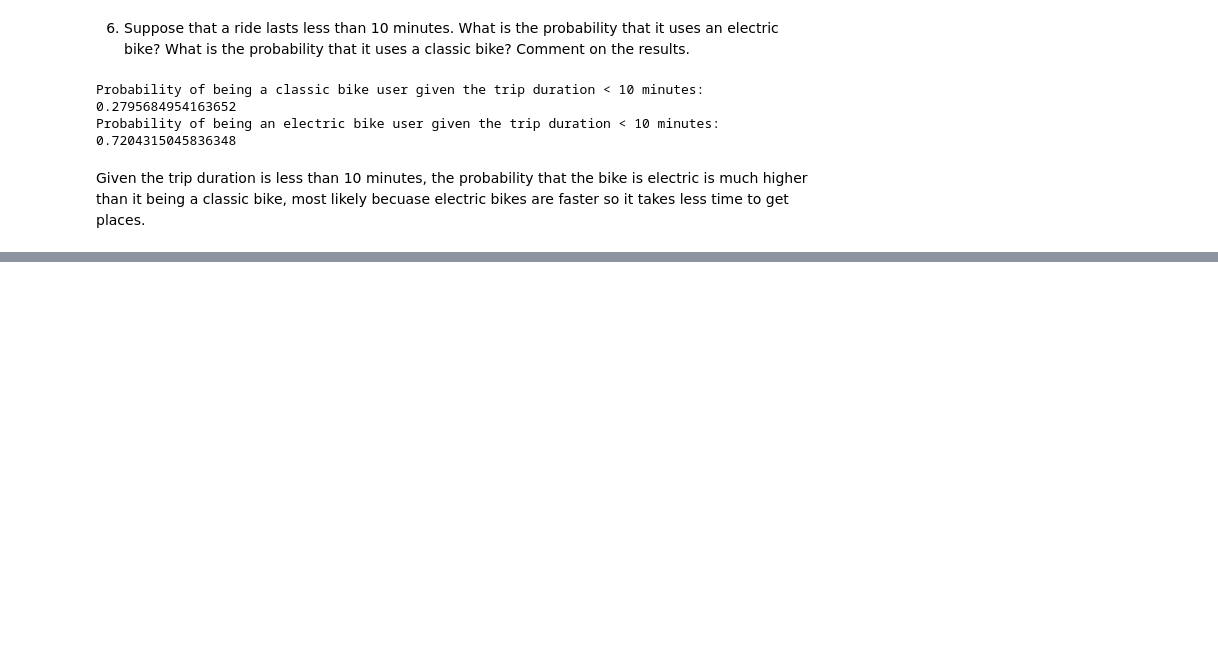
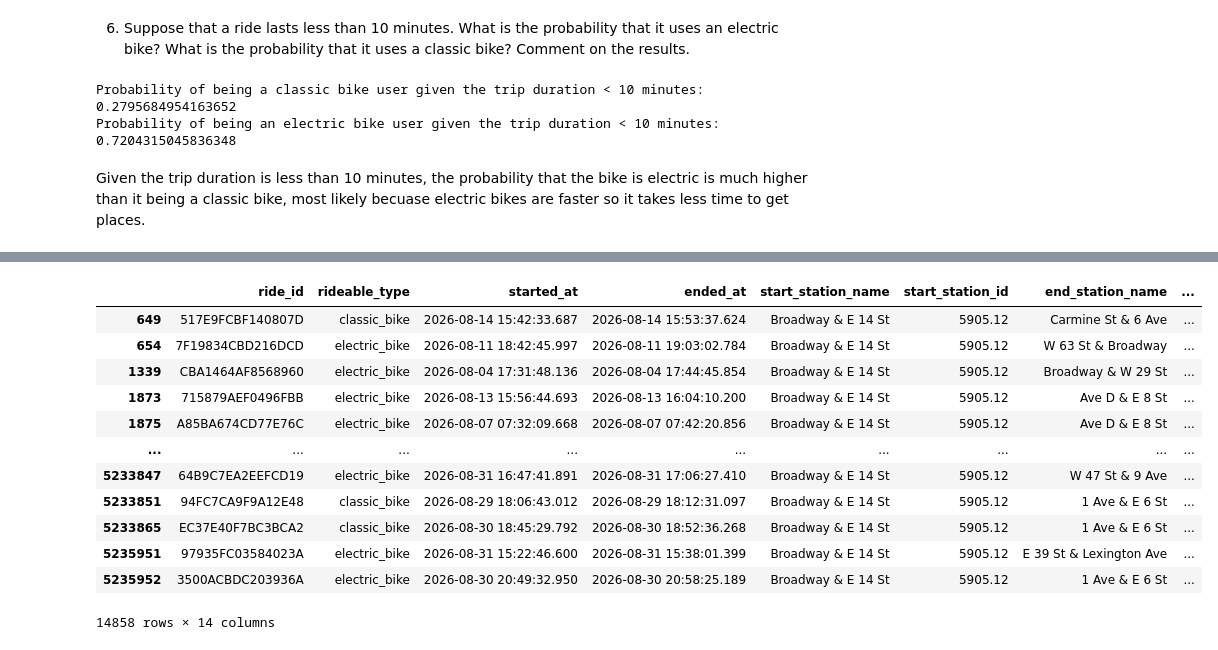
Before and after one commit to rachichi/citibikeavailability, a Jupyter notebook: citibike.ipynb, the cells around one changed output, grey strips where cells are left out. Cells and saved outputs as stored; diff of their text form; code cells hidden in the pictures; blank space fills up the shorter version.

Commit message:
chose stations

```diff
--- a/citibike.ipynb
+++ b/citibike.ipynb
@@ -21,0 +83,7 @@ df.head()
+# %%
+csv_files = glob.glob(os.path.join('clean-202608-citibike-tripdata', "*.csv"))
+
+df = pd.concat([pd.read_csv(file) for file in csv_files], ignore_index=True)
+
+print(df.shape)
+df.head()
@@ -102,0 +207,16 @@ Given the trip duration is less than 10 minutes, the probability that the bike i
+# %%
+df[df['start_station_name'] == "Broadway & E 14 St"]
+# %% [output]
+|  | ride_id | rideable_type | started_at | ended_at | start_station_name | start_station_id | end_station_name | ... |
+| 649 | 517E9FCBF140807D | classic_bike | 2026-08-14 15:42:33.687 | 2026-08-14 15:53:37.624 | Broadway & E 14 St | 5905.12 | Carmine St & 6 Ave | ... |
+| 654 | 7F19834CBD216DCD | electric_bike | 2026-08-11 18:42:45.997 | 2026-08-11 19:03:02.784 | Broadway & E 14 St | 5905.12 | W 63 St & Broadway | ... |
+| 1339 | CBA1464AF8568960 | electric_bike | 2026-08-04 17:31:48.136 | 2026-08-04 17:44:45.854 | Broadway & E 14 St | 5905.12 | Broadway & W 29 St | ... |
+| 1873 | 715879AEF0496FBB | electric_bike | 2026-08-13 15:56:44.693 | 2026-08-13 16:04:10.200 | Broadway & E 14 St | 5905.12 | Ave D & E 8 St | ... |
+| 1875 | A85BA674CD77E76C | electric_bike | 2026-08-07 07:32:09.668 | 2026-08-07 07:42:20.856 | Broadway & E 14 St | 5905.12 | Ave D & E 8 St | ... |
+| ... | ... | ... | ... | ... | ... | ... | ... | ... |
+| 5233847 | 64B9C7EA2EEFCD19 | electric_bike | 2026-08-31 16:47:41.891 | 2026-08-31 17:06:27.410 | Broadway & E 14 St | 5905.12 | W 47 St & 9 Ave | ... |
+| 5233851 | 94FC7CA9F9A12E48 | classic_bike | 2026-08-29 18:06:43.012 | 2026-08-29 18:12:31.097 | Broadway & E 14 St | 5905.12 | 1 Ave & E 6 St | ... |
+| 5233865 | EC37E40F7BC3BCA2 | classic_bike | 2026-08-30 18:45:29.792 | 2026-08-30 18:52:36.268 | Broadway & E 14 St | 5905.12 | 1 Ave & E 6 St | ... |
+| 5235951 | 97935FC03584023A | electric_bike | 2026-08-31 15:22:46.600 | 2026-08-31 15:38:01.399 | Broadway & E 14 St | 5905.12 | E 39 St & Lexington Ave | ... |
+| 5235952 | 3500ACBDC203936A | electric_bike | 2026-08-30 20:49:32.950 | 2026-08-30 20:58:25.189 | Broadway & E 14 St | 5905.12 | 1 Ave & E 6 St | ... |
+14858 rows × 14 columns
```
Also changed, not shown: parts of 13 cells of this notebook.
